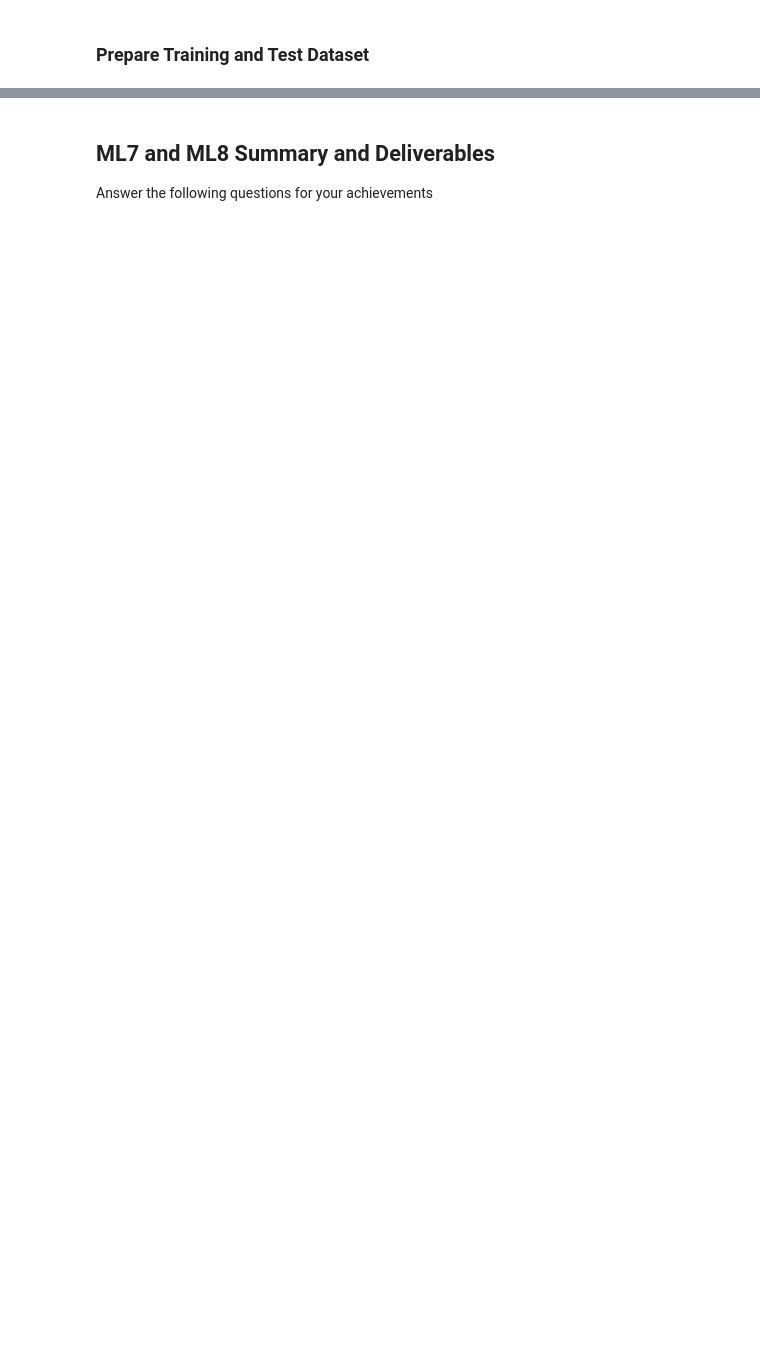
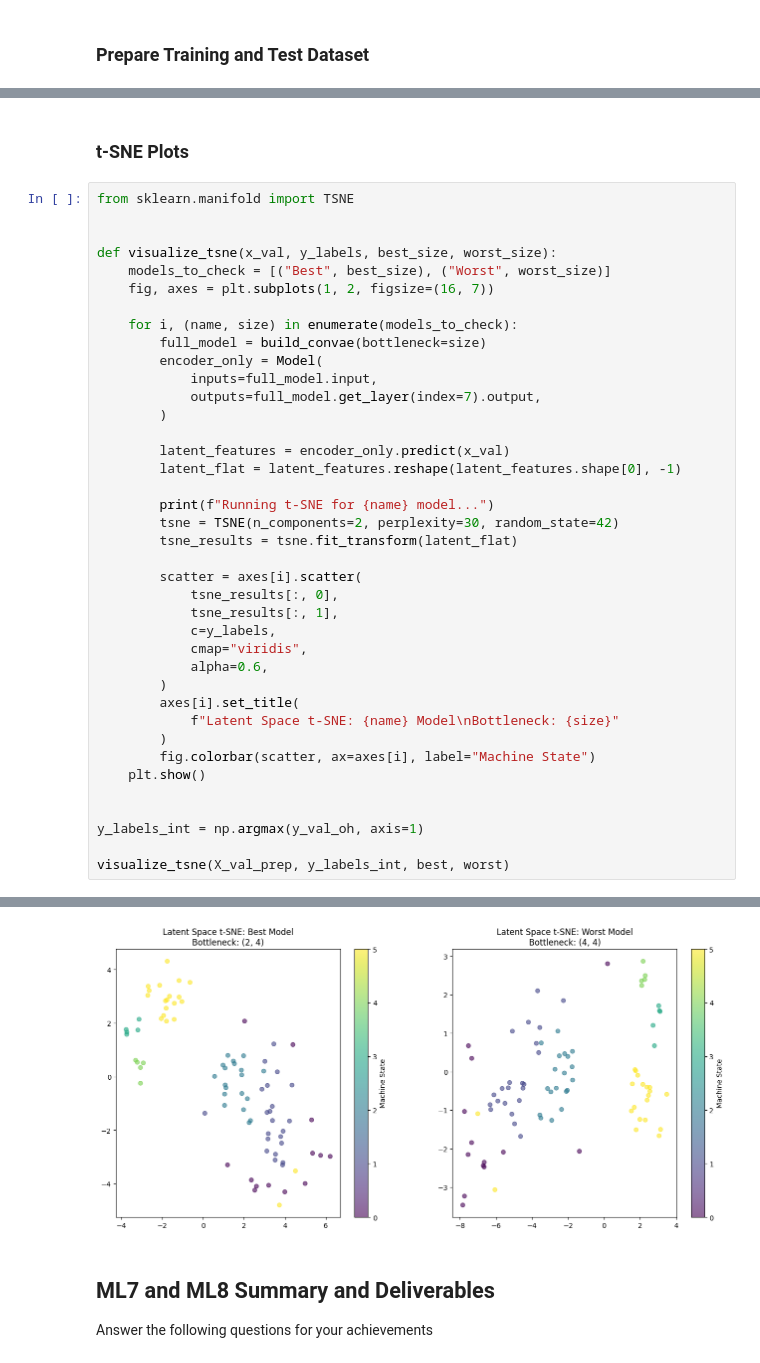
Before and after one commit to rd908213/ME-597-IIoT, a Jupyter notebook: ml_tutorial/HW/HW5/HW5_robertclaud.ipynb, the cells around one changed output, grey strips where cells are left out. Saved outputs shown, nothing was run; the diff lists cells and outputs as text; blank space fills up the shorter version.

```diff
--- a/ml_tutorial/HW/HW5/HW5_robertclaud.ipynb
+++ b/ml_tutorial/HW/HW5/HW5_robertclaud.ipynb
@@ -194,0 +318,42 @@ def CNN_model(input_data):
+# %% [markdown]
+### t-SNE Plots
+# %%
+from sklearn.manifold import TSNE
+
+
+def visualize_tsne(x_val, y_labels, best_size, worst_size):
+    models_to_check = [("Best", best_size), ("Worst", worst_size)]
+    fig, axes = plt.subplots(1, 2, figsize=(16, 7))
+
+    for i, (name, size) in enumerate(models_to_check):
+        full_model = build_convae(bottleneck=size)
+        encoder_only = Model(
+            inputs=full_model.input,
+            outputs=full_model.get_layer(index=7).output,
+        )
+
+        latent_features = encoder_only.predict(x_val)
+        latent_flat = latent_features.reshape(latent_features.shape[0], -1)
+
+        print(f"Running t-SNE for {name} model...")
+        tsne = TSNE(n_components=2, perplexity=30, random_state=42)
+        tsne_results = tsne.fit_transform(latent_flat)
+
+        scatter = axes[i].scatter(
+            tsne_results[:, 0],
+            tsne_results[:, 1],
+            c=y_labels,
+            cmap="viridis",
+            alpha=0.6,
+        )
+        axes[i].set_title(
+            f"Latent Space t-SNE: {name} Model\nBottleneck: {size}"
+        )
+        fig.colorbar(scatter, ax=axes[i], label="Machine State")
+    plt.show()
+
+
+y_labels_int = np.argmax(y_val_oh, axis=1)
+
+visualize_tsne(X_val_prep, y_labels_int, best, worst)
+# %% [output]
@@ -195,3 +364,4 @@ def CNN_model(input_data):
+[figure, added]
 # %% [markdown]
 ## ML7 and ML8 Summary and Deliverables
 
```
Also changed, not shown: parts of 23 cells of this notebook, 2 other files.
